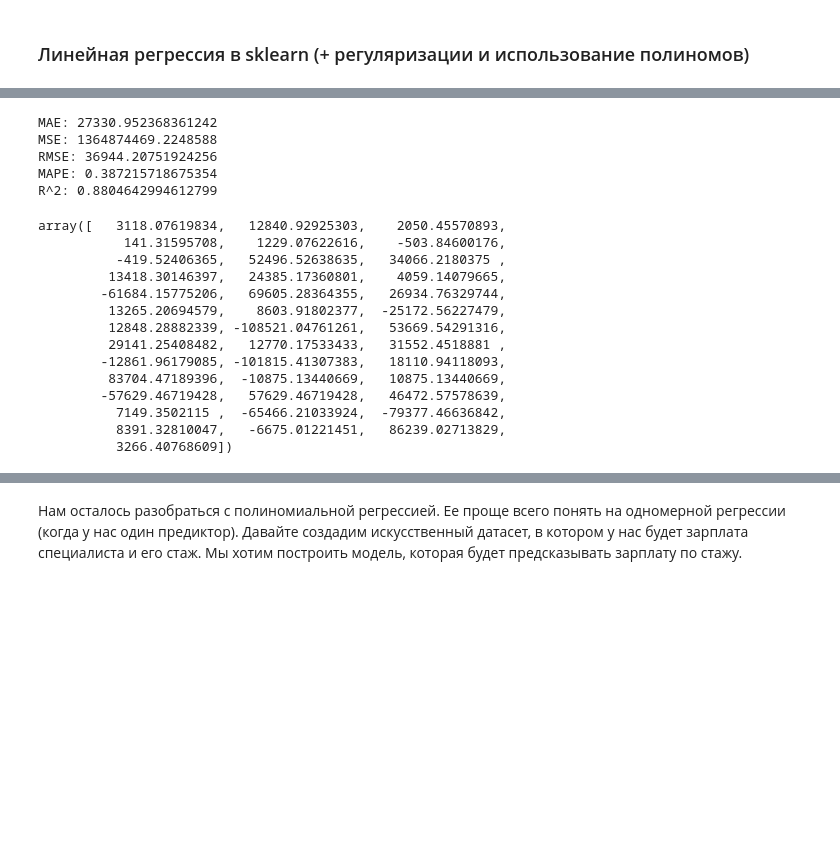
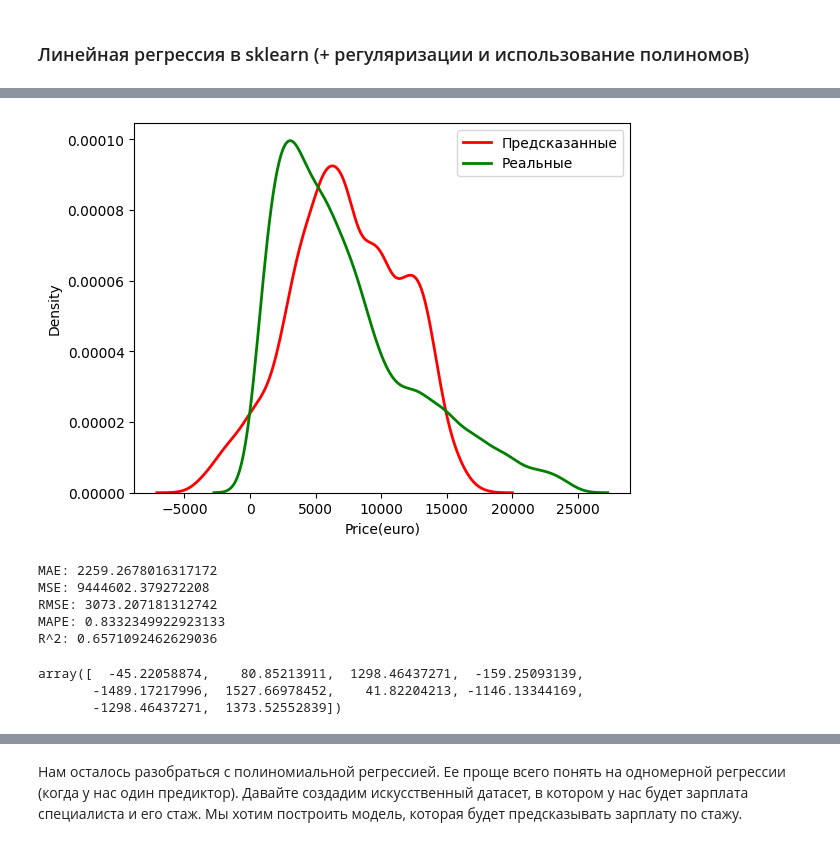
Before and after one commit to AlexeyRau/OMGTU, a Jupyter notebook: 2year/4semester/MLDA/Лабораторная работа №2. ОБУЧЕНИЕ С УЧИТЕЛЕМ. ЗАДАЧА РЕГРЕССИИ/Lab2_Ex1 MultiR_PolinomR.ipynb, the cells around one changed output, grey strips where cells are left out. Saved outputs shown, nothing was run; the diff lists cells and outputs as text; code cells hidden in the pictures; blank space fills up the shorter version.

```diff
--- a/2year/4semester/MLDA/Лабораторная работа №2. ОБУЧЕНИЕ С УЧИТЕЛЕМ. ЗАДАЧА РЕГРЕССИИ/Lab2_Ex1 MultiR_PolinomR.ipynb
+++ b/2year/4semester/MLDA/Лабораторная работа №2. ОБУЧЕНИЕ С УЧИТЕЛЕМ. ЗАДАЧА РЕГРЕССИИ/Lab2_Ex1 MultiR_PolinomR.ipynb
@@ -226,0 +113,10 @@ array([ 5.33677401e+03,  1.28532621e+04,  2.06332047e+03,  1.40514367e+02,
+# %%
+# L1
+lasso = Lasso(alpha=0.5, max_iter=50000).fit(X_train_scaled, y_train)
+y_pred_lasso = lasso.predict(X_test_scaled)
+print(f'MAE: {mean_absolute_error(y_test, y_pred_lasso)}')
+print(f'MSE: {mean_squared_error(y_test, y_pred_lasso)}')
+print(f'RMSE: {sqrt(mean_squared_error(y_test, y_pred_lasso))}')
+print(f'MAPE: {mean_absolute_percentage_error(y_test, y_pred_lasso)}')
+print(f'R^2: {r2_score(y_test, y_pred_lasso)}')
+lasso.coef_
@@ -227,30 +132,26 @@ array([ 5.33677401e+03,  1.28532621e+04,  2.06332047e+03,  1.40514367e+02,
+# %%
+sns.kdeplot(y_pred_lasso, color='red', label='Предсказанные', linewidth=2)
+sns.kdeplot(y_test, color='green', label='Реальные', linewidth=2)
+plt.legend()
+plt.show()
+# %% [output]
+[figure, added]
 # %%
-# L1
-ridge = Ridge(alpha=0.5).fit(X_train, y_train)
-y_pred = ridge.predict(X_test)
-print(f'MAE: {mean_absolute_error(y_test, y_pred)}')
-print(f'MSE: {mean_squared_error(y_test, y_pred)}')
-print(f'RMSE: {sqrt(mean_squared_error(y_test, y_pred))}')
-print(f'MAPE: {sqrt(mean_absolute_percentage_error(y_test, y_pred))}')
-print(f'R^2: {ridge.score(X_test, y_test)}')
+# L2
+ridge = Ridge(alpha=0.5, max_iter=50000).fit(X_train_scaled, y_train)
+y_pred_ridge = ridge.predict(X_test_scaled)
+print(f'MAE: {mean_absolute_error(y_test, y_pred_ridge)}')
+print(f'MSE: {mean_squared_error(y_test, y_pred_ridge)}')
+print(f'RMSE: {sqrt(mean_squared_error(y_test, y_pred_ridge))}')
+print(f'MAPE: {mean_absolute_percentage_error(y_test, y_pred_ridge)}')
+print(f'R^2: {r2_score(y_test, y_pred_ridge)}')
 ridge.coef_
 # %% [output]
-MAE: 27330.952368361242
-MSE: 1364874469.2248588
-RMSE: 36944.20751924256
-MAPE: 0.387215718675354
-R^2: 0.8804642994612799
+MAE: 2259.2678016317172
+MSE: 9444602.379272208
+RMSE: 3073.207181312742
+MAPE: 0.8332349922923133
+R^2: 0.6571092462629036
-array([   3118.07619834,   12840.92925303,    2050.45570893,
-           141.31595708,    1229.07622616,    -503.84600176,
-          -419.52406365,   52496.52638635,   34066.2180375 ,
-         13418.30146397,   24385.17360801,    4059.14079665,
-        -61684.15775206,   69605.28364355,   26934.76329744,
-         13265.20694579,    8603.91802377,  -25172.56227479,
-         12848.28882339, -108521.04761261,   53669.54291316,
-         29141.25408482,   12770.17533433,   31552.4518881 ,
-        -12861.96179085, -101815.41307383,   18110.94118093,
-         83704.47189396,  -10875.13440669,   10875.13440669,
-        -57629.46719428,   57629.46719428,   46472.57578639,
-          7149.3502115 ,  -65466.21033924,  -79377.46636842,
-          8391.32810047,   -6675.01221451,   86239.02713829,
-          3266.40768609])
+array([  -45.22058874,    80.85213911,  1298.46437271,  -159.25093139,
+       -1489.17217996,  1527.66978452,    41.82204213, -1146.13344169,
+       -1298.46437271,  1373.52552839])
```
Also changed, not shown: parts of 94 cells of this notebook, 7 other files.
